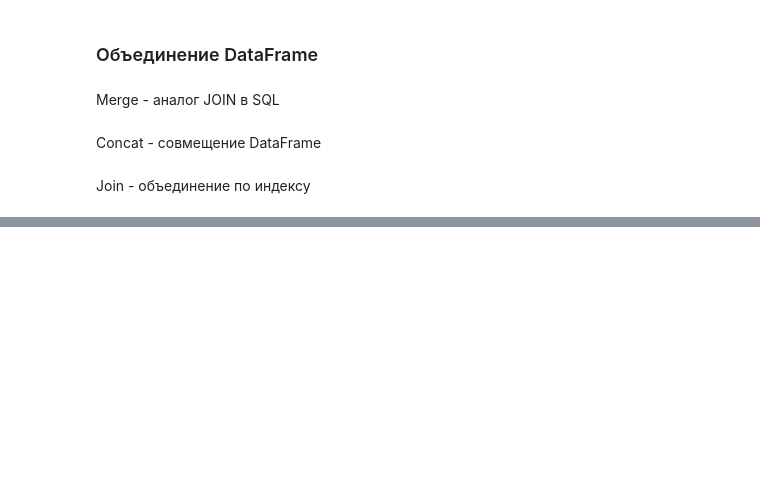
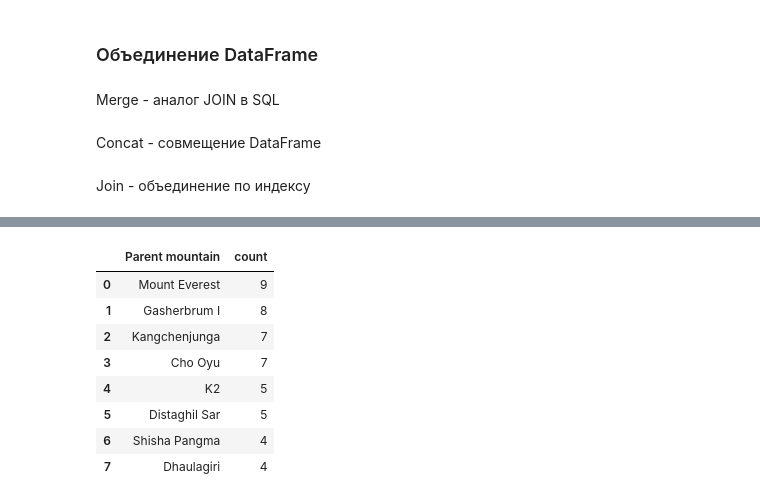
Before and after one commit to ihplotn/test_ds, a Jupyter notebook: Modul_02_Pandas/Pandas.ipynb, the cells around one changed output, grey strips where cells are left out. Cells and saved outputs as stored; diff of their text form; code cells hidden in the pictures; blank space fills up the shorter version.

```diff
--- a/Modul_02_Pandas/Pandas.ipynb
+++ b/Modul_02_Pandas/Pandas.ipynb
@@ -704,0 +804,3 @@ df1.join( df2, how = 'left', lsuffix = '_df1', rsuffix = '_df2' )
+# %%
+df_dz2 = pd.read_csv('./Homework/Mountains.csv')
+df_dz2['Parent mountain'].value_counts()[:8]
@@ -704,0 +818,14 @@ df1.join( df2, how = 'left', lsuffix = '_df1', rsuffix = '_df2' )
+# %%
+df_dz2_pm = df_dz2.loc[~pd.isnull(df_dz2['Parent mountain'])]
+df = df_dz2_pm['Parent mountain'].value_counts().reset_index()
+df[df['count'] > 3]
+# %% [output]
+|  | Parent mountain | count |
+| 0 | Mount Everest | 9 |
+| 1 | Gasherbrum I | 8 |
+| 2 | Kangchenjunga | 7 |
+| 3 | Cho Oyu | 7 |
+| 4 | K2 | 5 |
+| 5 | Distaghil Sar | 5 |
+| 6 | Shisha Pangma | 4 |
+| 7 | Dhaulagiri | 4 |
```
Also changed, not shown: parts of 11 cells of this notebook, 2 other files.
